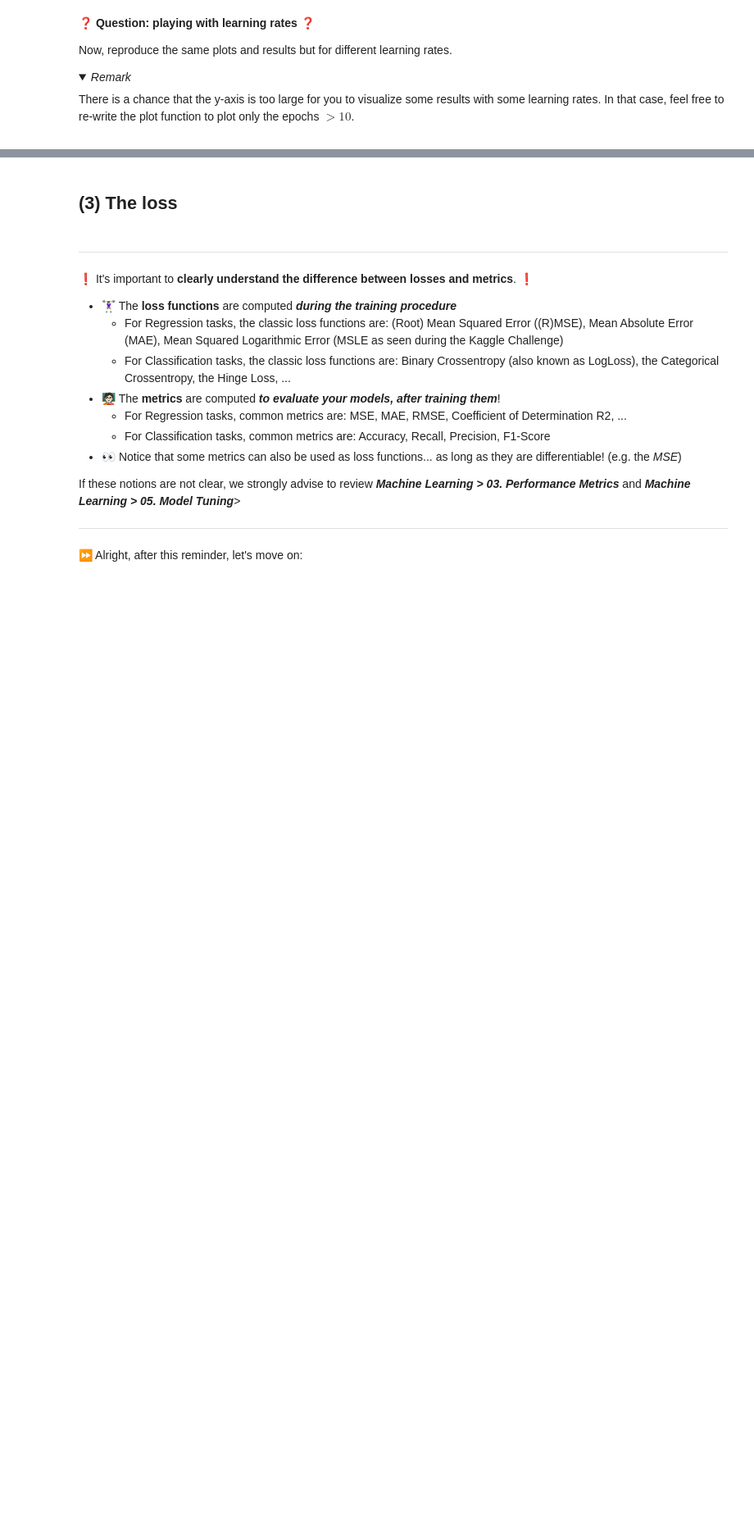
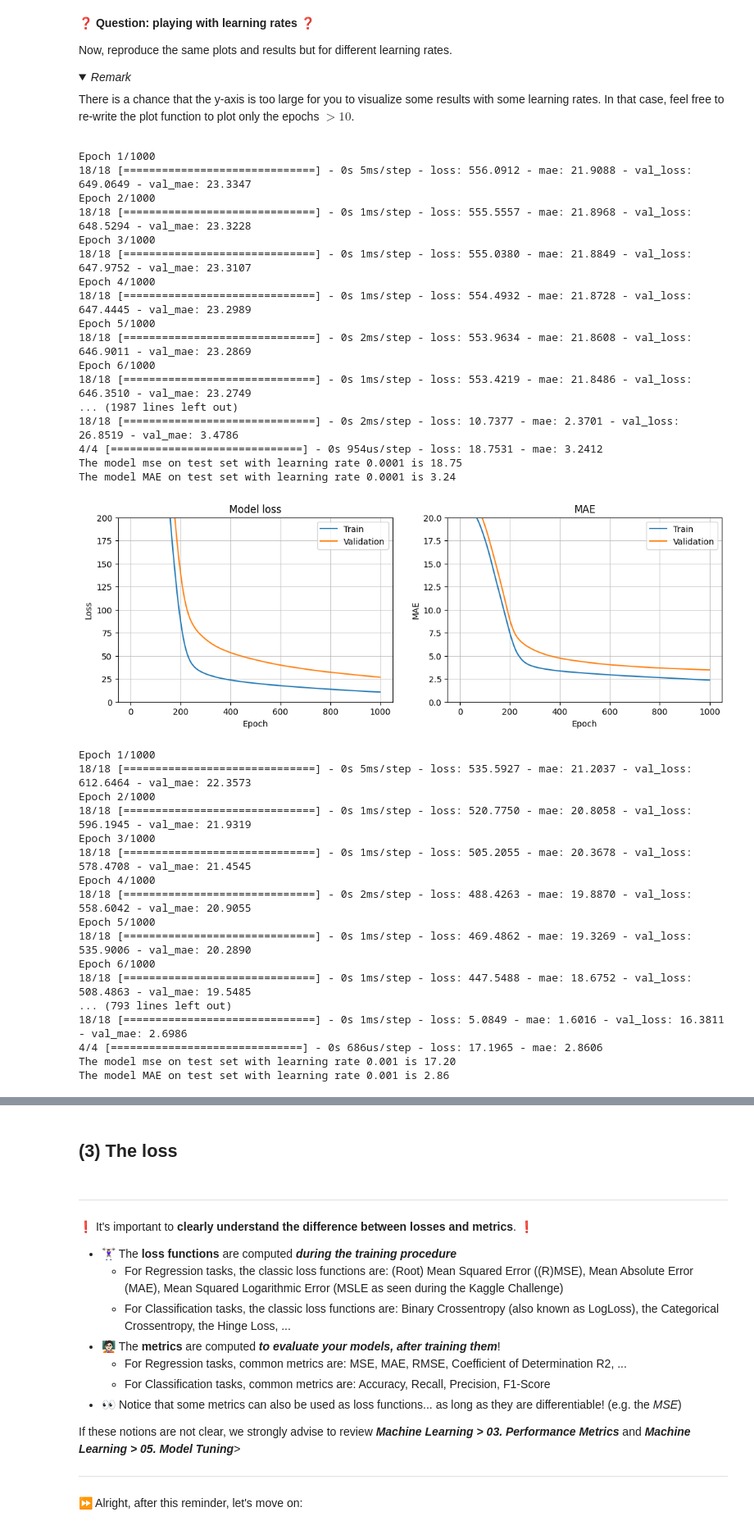
Before and after one commit to NwayEi/data-finetune-your-neural-network, a Jupyter notebook: Finetune-and-save-your-neural-network.ipynb, the cells around one changed output, grey strips where cells are left out. Shown at 82% size. Drawn from its saved outputs; the diff is of its cells as text; code cells hidden in the pictures; folded sections open; blank space fills up the shorter version.

```diff
--- a/Finetune-and-save-your-neural-network.ipynb
+++ b/Finetune-and-save-your-neural-network.ipynb
@@ -302,0 +602,55 @@ for learning_rate in learning_rates:
+# %%
+learning_rates = [0.0001, 0.001, 0.01, 0.1, 1, 2]
+results = []
+
+for learning_rate in learning_rates:
+    optimzer = optimizers.Adam(learning_rate = learning_rate)
+    model = initialize_model()
+    model = compile_model(model,optimzer)
+
+    history = model.fit(X_train,y_train,
+            batch_size = 16,
+            epochs = 1000,
+            validation_split = 0.3,
+            callbacks = [es])
+    res = model.evaluate(X_test, y_test)
+
+    print(f"The model mse on test set with learning rate {learning_rate} is {res[0]:.2f}")
+    print(f"The model MAE on test set with learning rate {learning_rate} is {res[1]:.2f}")
+    plot_loss_mae(history)
+# %% [output]
+Epoch 1/1000
+18/18 [==============================] - 0s 5ms/step - loss: 556.0912 - mae: 21.9088 - val_loss: 649.0649 - val_mae: 23.3347
+Epoch 2/1000
+18/18 [==============================] - 0s 1ms/step - loss: 555.5557 - mae: 21.8968 - val_loss: 648.5294 - val_mae: 23.3228
+Epoch 3/1000
+18/18 [==============================] - 0s 1ms/step - loss: 555.0380 - mae: 21.8849 - val_loss: 647.9752 - val_mae: 23.3107
+Epoch 4/1000
+18/18 [==============================] - 0s 1ms/step - loss: 554.4932 - mae: 21.8728 - val_loss: 647.4445 - val_mae: 23.2989
+Epoch 5/1000
+18/18 [==============================] - 0s 2ms/step - loss: 553.9634 - mae: 21.8608 - val_loss: 646.9011 - val_mae: 23.2869
+Epoch 6/1000
+18/18 [==============================] - 0s 1ms/step - loss: 553.4219 - mae: 21.8486 - val_loss: 646.3510 - val_mae: 23.2749
+... (1987 lines left out)
+18/18 [==============================] - 0s 2ms/step - loss: 10.7377 - mae: 2.3701 - val_loss: 26.8519 - val_mae: 3.4786
+4/4 [==============================] - 0s 954us/step - loss: 18.7531 - mae: 3.2412
+The model mse on test set with learning rate 0.0001 is 18.75
+The model MAE on test set with learning rate 0.0001 is 3.24
+[figure, added]
+Epoch 1/1000
+18/18 [==============================] - 0s 5ms/step - loss: 535.5927 - mae: 21.2037 - val_loss: 612.6464 - val_mae: 22.3573
+Epoch 2/1000
+18/18 [==============================] - 0s 1ms/step - loss: 520.7750 - mae: 20.8058 - val_loss: 596.1945 - val_mae: 21.9319
+Epoch 3/1000
+18/18 [==============================] - 0s 1ms/step - loss: 505.2055 - mae: 20.3678 - val_loss: 578.4708 - val_mae: 21.4545
+Epoch 4/1000
+18/18 [==============================] - 0s 2ms/step - loss: 488.4263 - mae: 19.8870 - val_loss: 558.6042 - val_mae: 20.9055
+Epoch 5/1000
+18/18 [==============================] - 0s 1ms/step - loss: 469.4862 - mae: 19.3269 - val_loss: 535.9006 - val_mae: 20.2890
+Epoch 6/1000
+18/18 [==============================] - 0s 1ms/step - loss: 447.5488 - mae: 18.6752 - val_loss: 508.4863 - val_mae: 19.5485
+... (793 lines left out)
+18/18 [==============================] - 0s 1ms/step - loss: 5.0849 - mae: 1.6016 - val_loss: 16.3811 - val_mae: 2.6986
+4/4 [==============================] - 0s 686us/step - loss: 17.1965 - mae: 2.8606
+The model mse on test set with learning rate 0.001 is 17.20
+The model MAE on test set with learning rate 0.001 is 2.86
```
Also changed, not shown: parts of 45 cells of this notebook, 5 other files.
